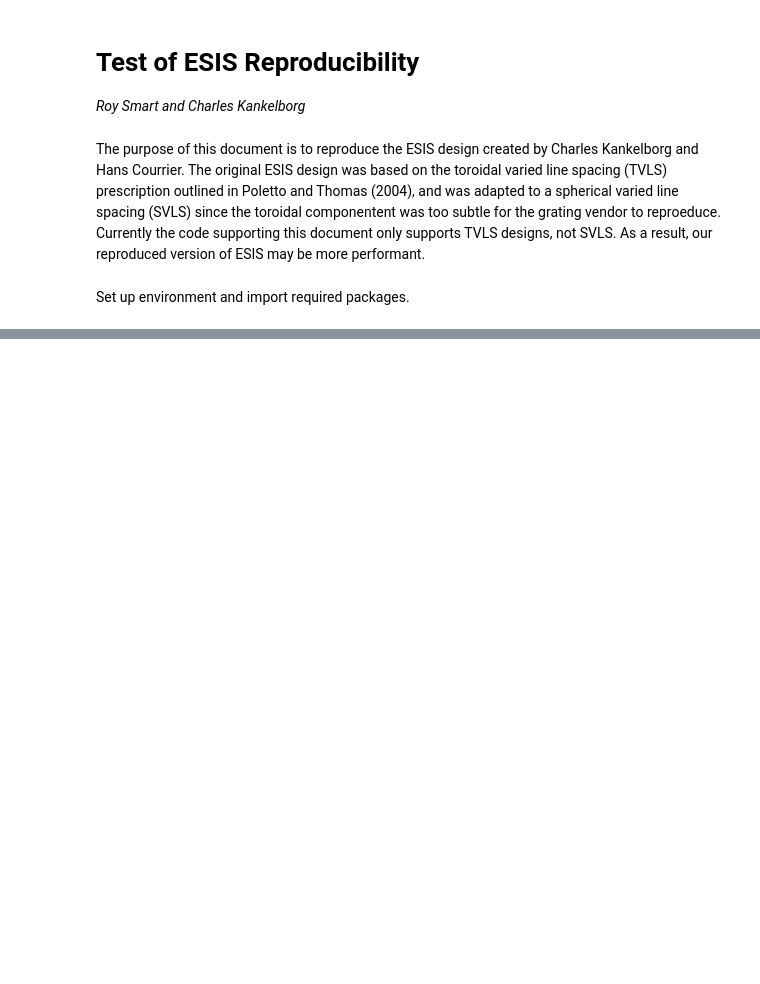
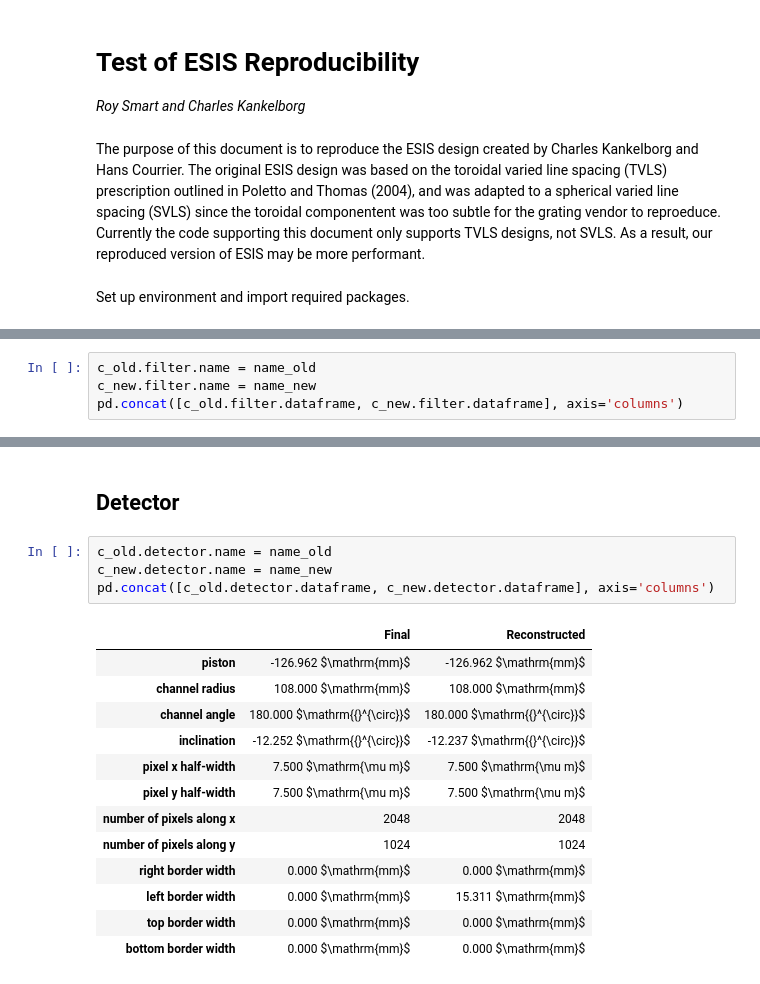
Before and after one commit to Kankelborg-Group/ESIS, a Jupyter notebook: esis/optics/reproduce_esis.ipynb, the cells around one changed output, grey strips where cells are left out. Cells and saved outputs as stored; diff of their text form; blank space fills up the shorter version.

```diff
--- a/esis/optics/reproduce_esis.ipynb
+++ b/esis/optics/reproduce_esis.ipynb
@@ -245,0 +289,4 @@ for w in range(rays.input_grids[rays.axis.wavelength].shape[~0]):
+# %%
+c_old.filter.name = name_old
+c_new.filter.name = name_new
+pd.concat([c_old.filter.dataframe, c_new.filter.dataframe], axis='columns')
@@ -245,0 +320,20 @@ for w in range(rays.input_grids[rays.axis.wavelength].shape[~0]):
+# %% [markdown]
+## Detector
+# %%
+c_old.detector.name = name_old
+c_new.detector.name = name_new
+pd.concat([c_old.detector.dataframe, c_new.detector.dataframe], axis='columns')
+# %% [output]
+|  | Final | Reconstructed |
+| piston | -126.962 $\mathrm{mm}$ | -126.962 $\mathrm{mm}$ |
+| channel radius | 108.000 $\mathrm{mm}$ | 108.000 $\mathrm{mm}$ |
+| channel angle | 180.000 $\mathrm{{}^{\circ}}$ | 180.000 $\mathrm{{}^{\circ}}$ |
+| inclination | -12.252 $\mathrm{{}^{\circ}}$ | -12.237 $\mathrm{{}^{\circ}}$ |
+| pixel x half-width | 7.500 $\mathrm{\mu m}$ | 7.500 $\mathrm{\mu m}$ |
+| pixel y half-width | 7.500 $\mathrm{\mu m}$ | 7.500 $\mathrm{\mu m}$ |
+| number of pixels along x | 2048 | 2048 |
+| number of pixels along y | 1024 | 1024 |
+| right border width | 0.000 $\mathrm{mm}$ | 0.000 $\mathrm{mm}$ |
+| left border width | 0.000 $\mathrm{mm}$ | 15.311 $\mathrm{mm}$ |
+| top border width | 0.000 $\mathrm{mm}$ | 0.000 $\mathrm{mm}$ |
+| bottom border width | 0.000 $\mathrm{mm}$ | 0.000 $\mathrm{mm}$ |
```
Also changed, not shown: parts of 56 cells of this notebook, 10 other files.
